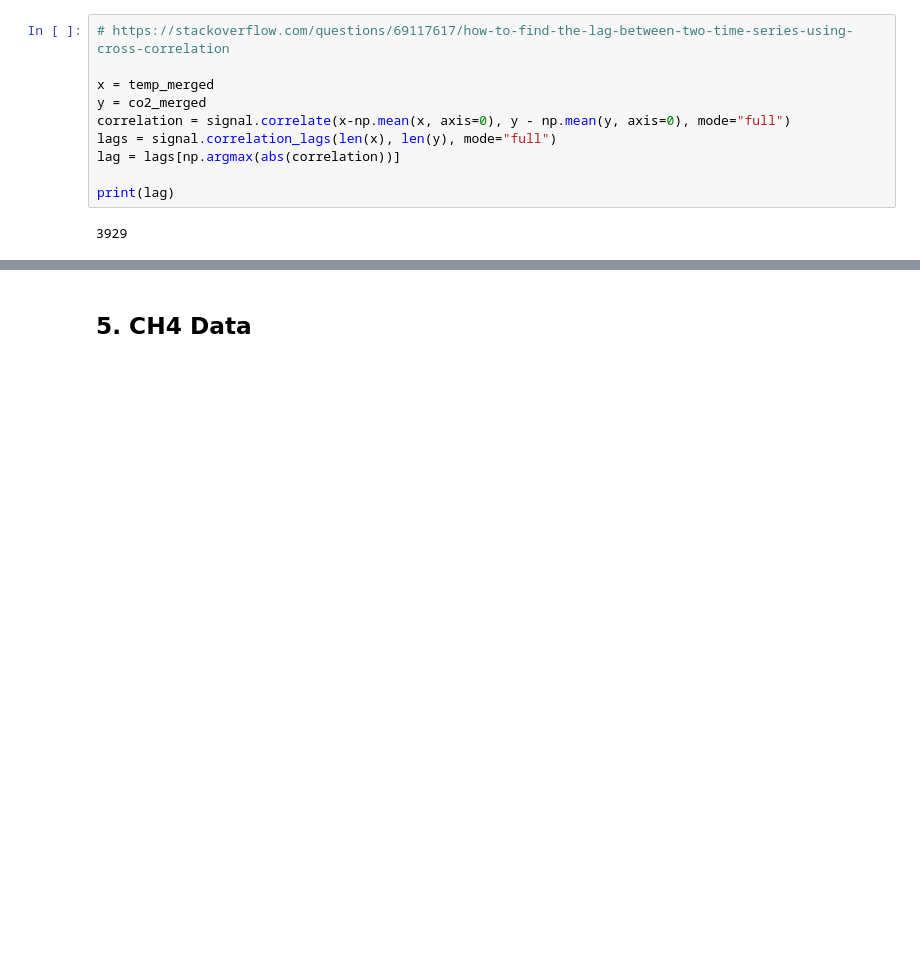
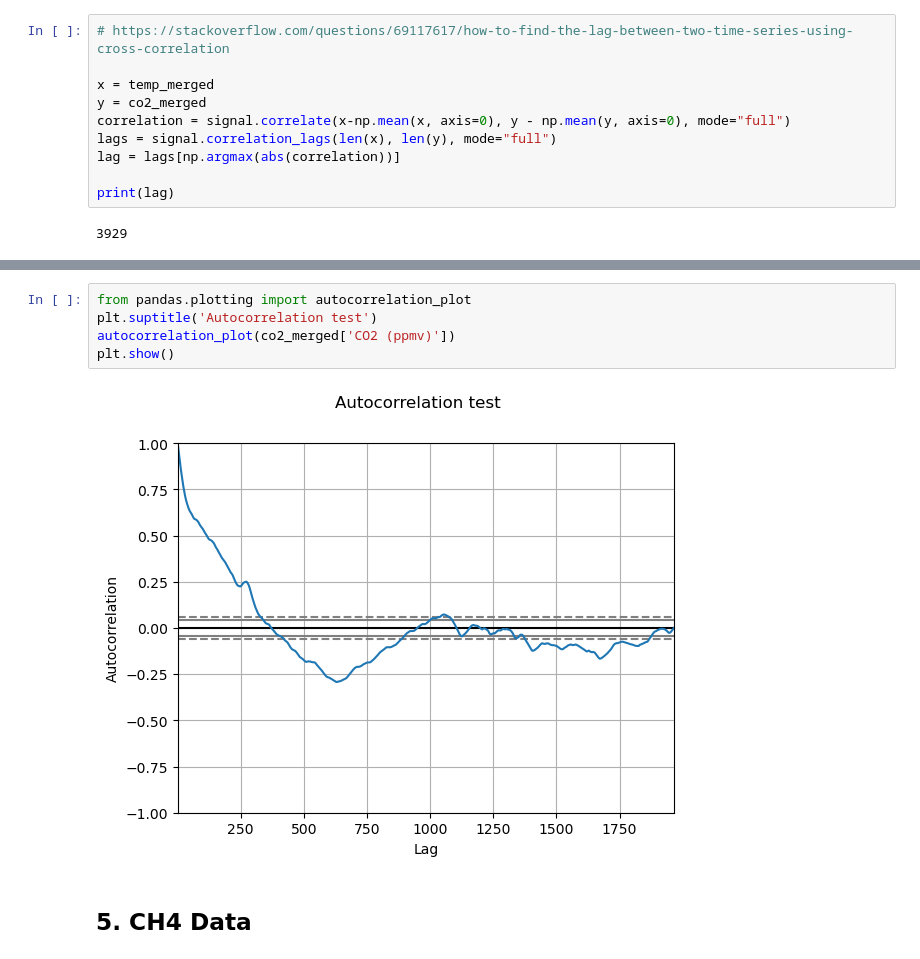
Before and after one commit to lgrealish/PfDA_Project_2, a Jupyter notebook: PfDA_Assignment2.ipynb, the cells around one changed output, grey strips where cells are left out. Saved outputs shown, nothing was run; the diff lists cells and outputs as text; blank space fills up the shorter version.

```diff
--- a/PfDA_Assignment2.ipynb
+++ b/PfDA_Assignment2.ipynb
@@ -226,3 +298,10 @@ print(lag)
+# %%
+from pandas.plotting import autocorrelation_plot
+plt.suptitle('Autocorrelation test')
+autocorrelation_plot(co2_merged['CO2 (ppmv)'])
+plt.show()
+# %% [output]
+[figure, added]
 # %% [markdown]
 ## 5. CH4 Data <a id="ch4-data"></a>
 # %% [markdown]
```
Also changed, not shown: parts of 11 cells of this notebook.
